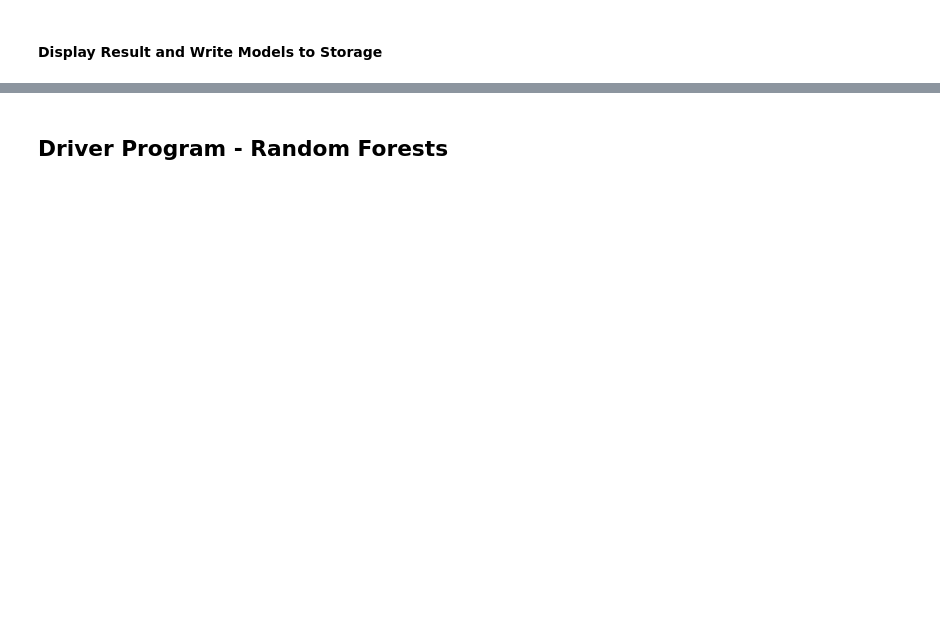
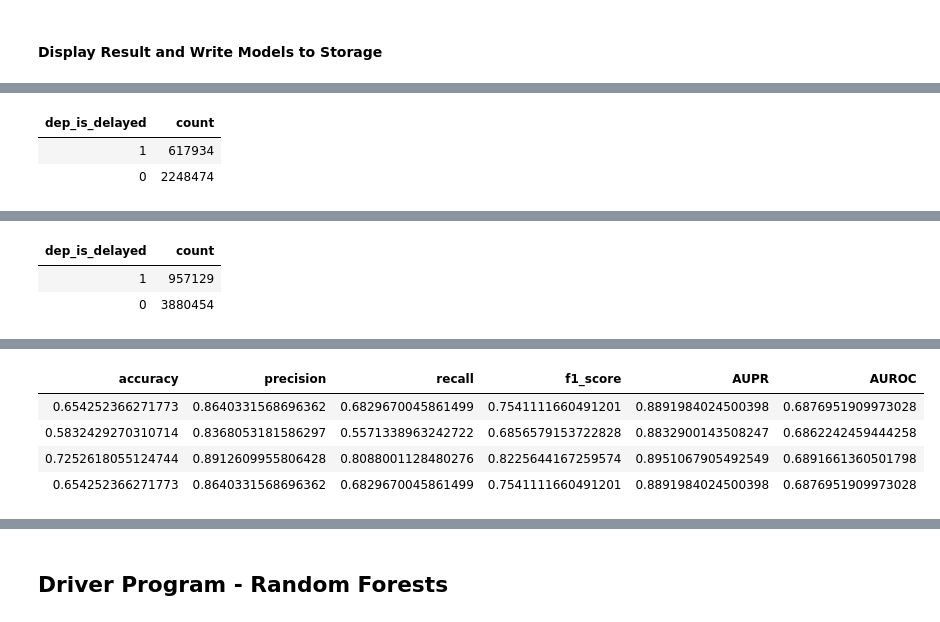
Before and after one commit to abhisha1991/w261_final_project, a Jupyter notebook: Team_07/Team07_Master_Models.ipynb, the cells around one changed output, grey strips where cells are left out. Cells and saved outputs as stored; diff of their text form; code cells hidden in the pictures; blank space fills up the shorter version.

```diff
--- a/Team_07/Team07_Master_Models.ipynb
+++ b/Team_07/Team07_Master_Models.ipynb
@@ -31,4 +44,4 @@ display(dbutils.fs.ls("/mnt/mids-w261/datasets_final_project/"))
 # data = spark.read.parquet(f"{blob_url}/joined_eda/*")
 # data = spark.read.parquet(f"{blob_url}/full_join_2015_v0/*")
 # data = spark.read.parquet(f"{blob_url}/full_join_with_aggs_v0/*")
-data = spark.read.parquet(f"{blob_url}/model_features_v1/*")
+data = spark.read.parquet(f"{blob_url}/model_features_v6/*")
@@ -1048,20 +1196,20 @@ def get_aggregated_classification_metrcs(list_dic, dtype="test", with_display=Tr
     for n in list_nums:
       if n > maxi:
         maxi = n
-    return maxi
+    return float(maxi)
 
   def get_min(list_nums):
     mini = 1000
     for n in list_nums:
       if n < mini:
         mini = n
-    return mini
+    return float(mini)
 
   def get_mean(list_nums):
     meanval = 0
     for n in list_nums:
       meanval += n
-    return meanval/len(list_nums)
+    return 1.0 * meanval/len(list_nums)
 
   def get_median(list_nums):
     list_nums.sort()
@@ -1073,7 +1221,7 @@ def get_aggregated_classification_metrcs(list_dic, dtype="test", with_display=Tr
     else:
       median = list_nums[n//2]
 
-    return median
+    return float(median)
 
   todf = []
   for s in summary_type:
@@ -1156,6 +1306,12 @@ def model_train_and_eval(data, splits, max_iter=1, model="logit", collect_metric
       lr, pipeline = get_logit_pipeline(training_set, grid_search_mode=False)
       result = model_train_logit(training_set, test_set, pipeline, lr, split, custom_payload)
 
+    # a different function for processing the data is applied in this mode
+    elif model == "logit_alt":
+      training_set, test_set = get_train_test_finalset_for_logit_2(train, test, custom_payload)
+      lr = LogisticRegression(featuresCol = 'scaled_features', labelCol = 'label')
+      result = model_train_logit(training_set, test_set, None, lr, split, custom_payload)
+
     # do not use gs version of logit - there is a bug - see func defn
     elif model == "logit_gs":
       training_set, test_set = get_train_test_finalset_for_logit(train, test, custom_payload)
@@ -1163,10 +1319,24 @@ def model_train_and_eval(data, splits, max_iter=1, model="logit", collect_metric
       result = model_train_logit_grid_search(training_set, test_set, pipeline, lr, split)
 
     elif model == "rf":
+      train, test = get_staged_data_for_trees(train, test, custom_payload)
       result = model_train_rf(train, test, split, custom_payload)
 
     elif model == "gbt":
+      train, test = get_staged_data_for_trees(train, test, custom_payload)
       result = model_train_gbt(train, test, split, custom_payload)
+
+    elif model == "svm":
+      # reuses logit pre-processing
+      training_set, test_set = get_train_test_finalset_for_logit(train, test, custom_payload)
+      lr, pipeline = get_logit_pipeline(training_set, grid_search_mode=False)
+      result = model_train_svm(training_set, test_set, pipeline, split, custom_payload)
+
+    # a different function for processing the data is applied in this mode
+    elif model == "svm_alt":
+      # reuses logit pre-processing
+      training_set, test_set = get_train_test_finalset_for_logit_2(train, test, custom_payload)
+      result = model_train_svm(training_set, test_set, None, split, custom_payload)
 
     else:
       raise Exception("Model name not found - given name is {}".format(model))
@@ -1205,6 +1377,7 @@ def get_values_from_hypothesis(hypothesis=1, custom_cols_to_drop=[]):
   # we will later add this col to cols_to_consider so its still part of our dataset
   try:
     desired_numeric_h.remove('dep_is_delayed')
+    desired_categorical_h.remove('dep_is_delayed')
   except:
     pass
 
@@ -1216,9 +1389,9 @@ def get_values_from_hypothesis(hypothesis=1, custom_cols_to_drop=[]):
   # create custom payload object
   custom_payload = {"categorical_features": desired_categorical_h, "numeric_features": desired_numeric_h}
 
-  return desired_categorical_h, desired_numeric_h, cols_to_consider_h, data_.select(cols_to_consider_h), custom_payload
+  return desired_categorical_h, desired_numeric_h, cols_to_consider_h, data_.select(cols_to_consider_h).cache(), custom_payload
 
-desired_categorical_logit, desired_numeric_logit, cols_to_consider_logit, data_logit, custom_payload_logit = get_values_from_hypothesis(1)
+desired_categorical_logit, desired_numeric_logit, cols_to_consider_logit, data_logit, custom_payload_logit = get_values_from_hypothesis(3)
 
 
 #### COMMON ####
@@ -1234,7 +1411,7 @@ splits = get_timeseries_train_test_splits(data_logit, train_test_ratio=3, test_m
 #### Display Result and Write Models to Storage
 # %%
 # perform actual training with logit model, get back list of dictionaries (each dic has train, test, val keys)
-logit_results = model_train_and_eval(data_logit, splits, max_iter=3, model = "logit", collect_metrics = True, custom_payload = custom_payload_logit)
+logit_results = model_train_and_eval(data_logit, splits, max_iter=2, model = "logit_alt", collect_metrics = True, custom_payload = custom_payload_logit)
 
 storage_logit_results = []
 for lrdic in logit_results:
@@ -1244,3 +1421,4 @@ for lrdic in logit_results:
 
 print("Displaying Aggregated Results for Logistic Regression")
 get_aggregated_classification_metrcs(storage_logit_results, dtype="test", with_display=True)
+# %% [output]
@@ -1246,0 +1426,3 @@ get_aggregated_classification_metrcs(storage_logit_results, dtype="test", with_d
+| dep_is_delayed | count |
+| 1 | 617934 |
+| 0 | 2248474 |
@@ -1246,0 +1430,3 @@ get_aggregated_classification_metrcs(storage_logit_results, dtype="test", with_d
+| dep_is_delayed | count |
+| 1 | 957129 |
+| 0 | 3880454 |
@@ -1246,0 +1434,5 @@ get_aggregated_classification_metrcs(storage_logit_results, dtype="test", with_d
+| accuracy | precision | recall | f1_score | AUPR | AUROC |
+| 0.654252366271773 | 0.8640331568696362 | 0.6829670045861499 | 0.7541111660491201 | 0.8891984024500398 | 0.6876951909973028 |
+| 0.5832429270310714 | 0.8368053181586297 | 0.5571338963242722 | 0.6856579153722828 | 0.8832900143508247 | 0.6862242459444258 |
+| 0.7252618055124744 | 0.8912609955806428 | 0.8088001128480276 | 0.8225644167259574 | 0.8951067905492549 | 0.6891661360501798 |
+| 0.654252366271773 | 0.8640331568696362 | 0.6829670045861499 | 0.7541111660491201 | 0.8891984024500398 | 0.6876951909973028 |
```
Also changed, not shown: parts of 29 cells of this notebook, 2 other files.
